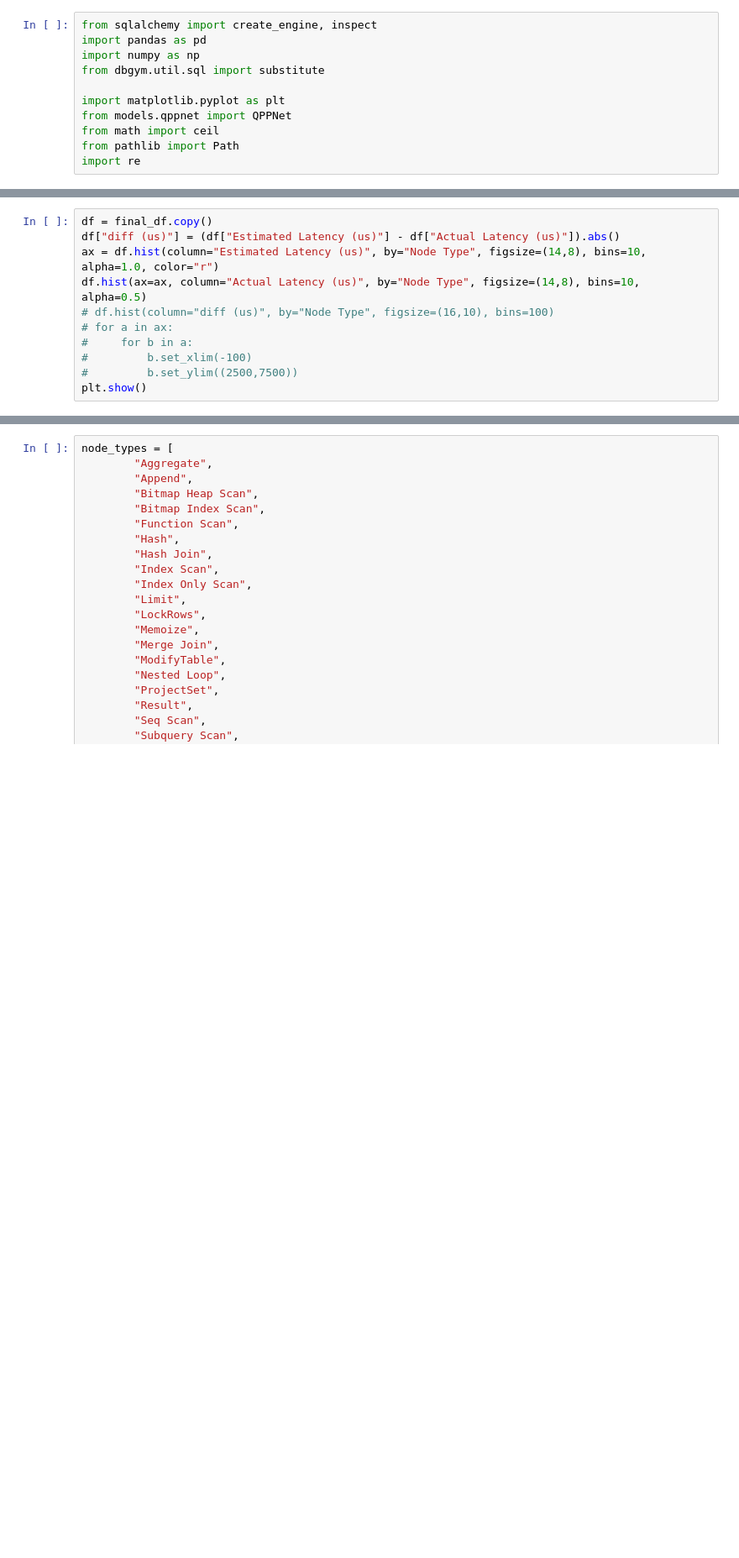
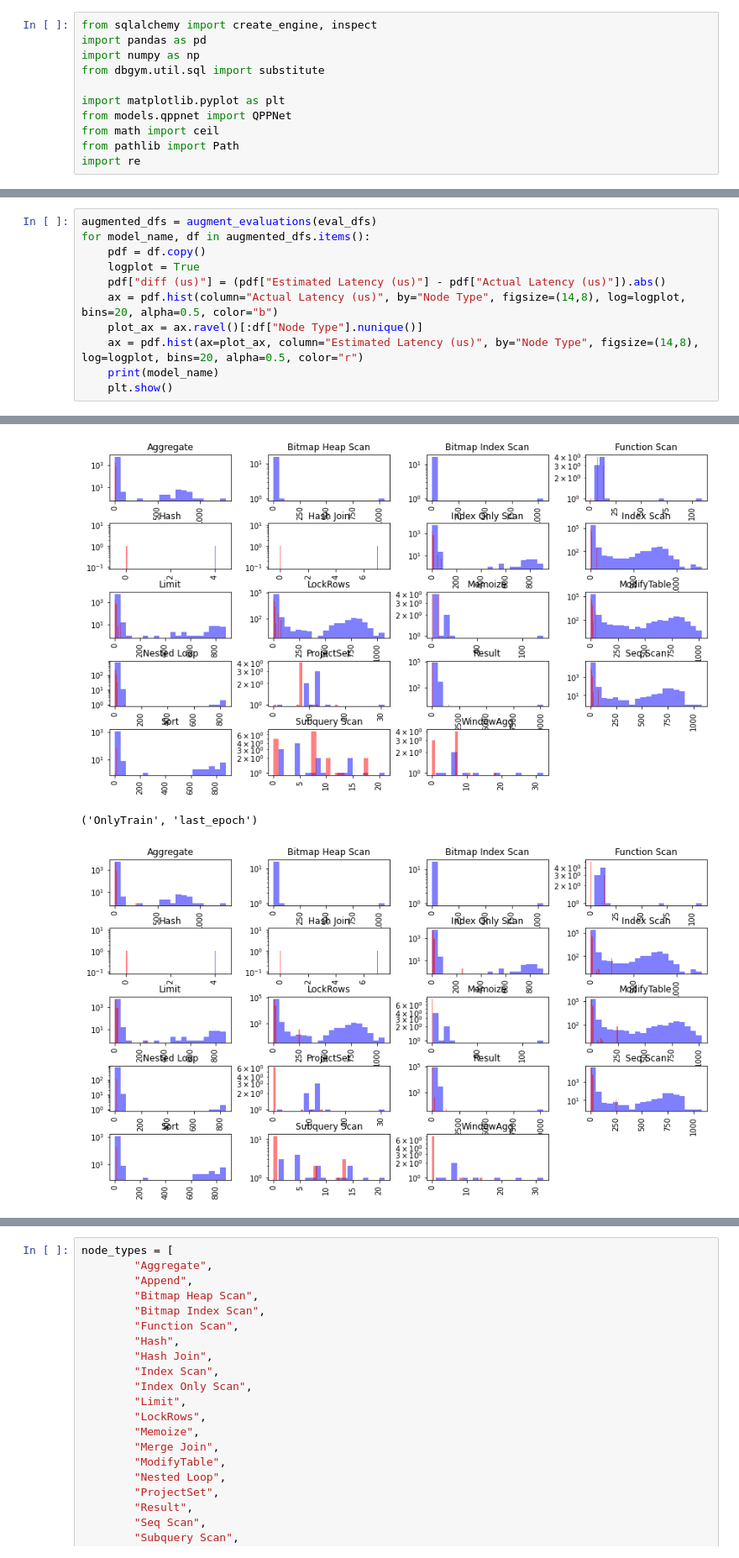
Before and after one commit to lmwnshn/dbgym-old, a Jupyter notebook: Untitled.ipynb, the cells around one changed output, grey strips where cells are left out. Shown at 84% size. Drawn from its saved outputs; the diff is of its cells as text; blank space fills up the shorter version.

```diff
--- a/Untitled.ipynb
+++ b/Untitled.ipynb
@@ -108,11 +104,0 @@ KeyError: PosixPath('artifact_old/qppnet/model/mean')
-# %%
-df = final_df.copy()
-df["diff (us)"] = (df["Estimated Latency (us)"] - df["Actual Latency (us)"]).abs()
-ax = df.hist(column="Estimated Latency (us)", by="Node Type", figsize=(14,8), bins=10, alpha=1.0, color="r")
-df.hist(ax=ax, column="Actual Latency (us)", by="Node Type", figsize=(14,8), bins=10, alpha=0.5)
-# df.hist(column="diff (us)", by="Node Type", figsize=(16,10), bins=100)
-# for a in ax:
-#     for b in a:
-#         b.set_xlim(-100)
-#         b.set_ylim((2500,7500))
-plt.show()
@@ -120,0 +129,12 @@ plt.show()
+# %%
+augmented_dfs = augment_evaluations(eval_dfs)
+for model_name, df in augmented_dfs.items():
+    pdf = df.copy()
+    logplot = True
+    pdf["diff (us)"] = (pdf["Estimated Latency (us)"] - pdf["Actual Latency (us)"]).abs()
+    ax = pdf.hist(column="Actual Latency (us)", by="Node Type", figsize=(14,8), log=logplot, bins=20, alpha=0.5, color="b")
+    plot_ax = ax.ravel()[:df["Node Type"].nunique()]
+    ax = pdf.hist(ax=plot_ax, column="Estimated Latency (us)", by="Node Type", figsize=(14,8), log=logplot, bins=20, alpha=0.5, color="r")
+    print(model_name)
+    plt.show()
+# %% [output]
@@ -120,0 +144,3 @@ plt.show()
+[figure, added]
+('OnlyTrain', 'last_epoch')
+[figure, added]
```
Also changed, not shown: parts of 18 cells of this notebook, 3 other files.
